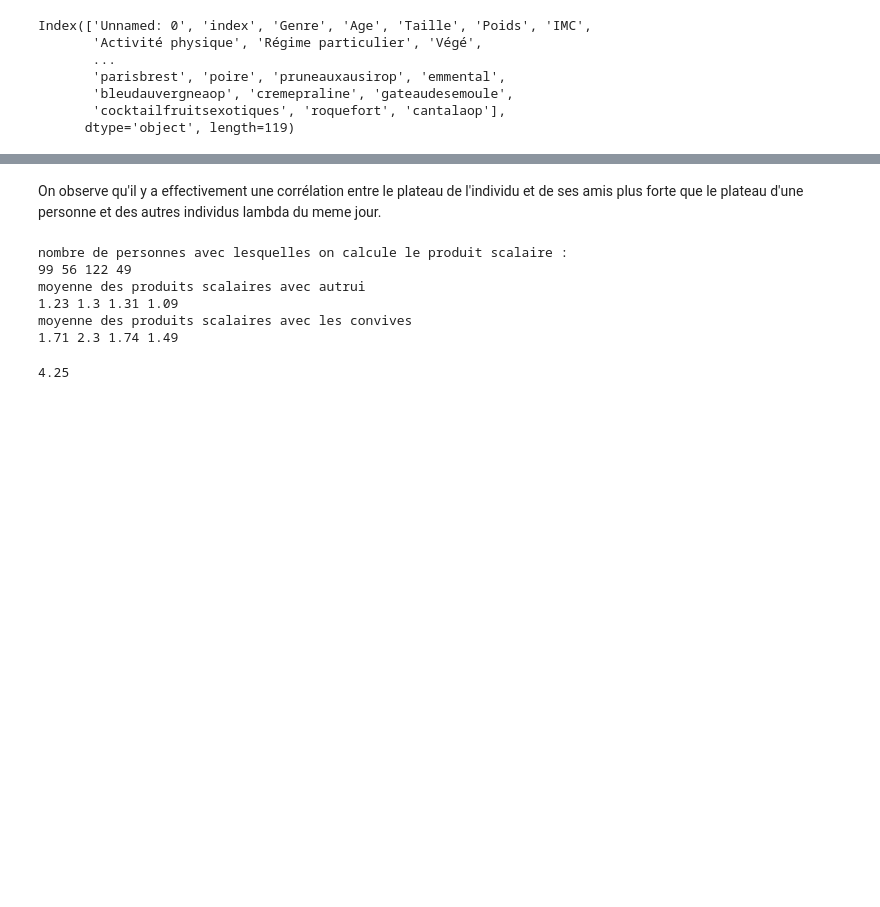
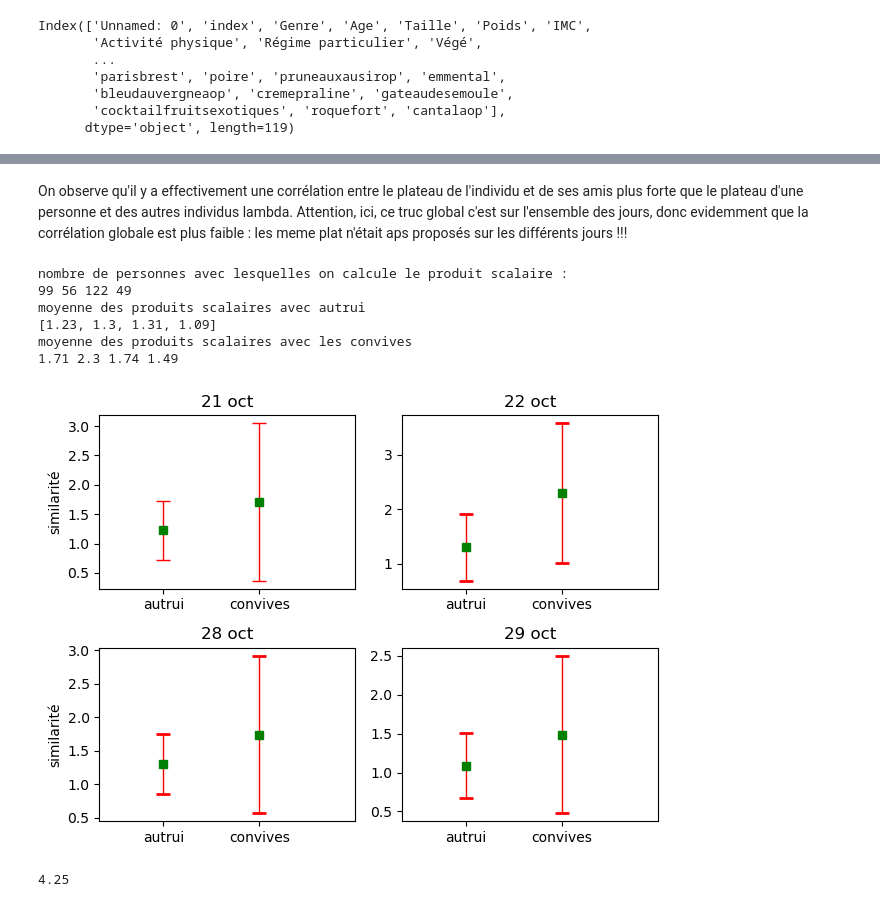
Before and after one commit to hippolyte456/Projet_MIChoCo, a Jupyter notebook: analyse/correlation_hélène.ipynb, the cells around one changed output, grey strips where cells are left out. Drawn from its saved outputs; the diff is of its cells as text; code cells hidden in the pictures; blank space fills up the shorter version.

```diff
--- a/analyse/correlation_hélène.ipynb
+++ b/analyse/correlation_hélène.ipynb
@@ -160,28 +161,92 @@ plt.show()
 # %% [markdown]
-On observe qu'il y a effectivement une corrélation entre le plateau de l'individu et de ses amis plus forte que le plateau d'une personne et des autres individus lambda du meme jour.
+On observe qu'il y a effectivement une corrélation entre le plateau de l'individu et de ses amis plus forte que le plateau d'une personne et des autres individus lambda. Attention, ici, ce truc global c'est sur l'ensemble des jours, donc evidemment que la corrélation globale est plus faible : les meme plat n'était aps proposés sur les différents jours  !!!
 # %%
 mean_tot_21 = corr_oct_21['corr_tot'].mean()
 mean_convives_21 = corr_oct_21['corr_convives'].mean(skipna = True)
+se_tot_21 = corr_oct_21['corr_tot'].std()
+se_convives_21 = corr_oct_21['corr_convives'].std()
+
 mean_tot_22 = corr_oct_22['corr_tot'].mean()
 mean_convives_22 = corr_oct_22['corr_convives'].mean(skipna = True)
+se_tot_22 = corr_oct_22['corr_tot'].std()
+se_convives_22 = corr_oct_22['corr_convives'].std()
+
 mean_tot_28 = corr_oct_28['corr_tot'].mean()
 mean_convives_28 = corr_oct_28['corr_convives'].mean(skipna = True)
+se_tot_28 = corr_oct_28['corr_tot'].std()
+se_convives_28 = corr_oct_28['corr_convives'].std()
+
 mean_tot_29 = corr_oct_29['corr_tot'].mean()
 mean_convives_29 = corr_oct_29['corr_convives'].mean(skipna = True)
+se_tot_29 = corr_oct_29['corr_tot'].std()
+se_convives_29 = corr_oct_29['corr_convives'].std()
+
+means = [mean_tot_21 , mean_convives_21, mean_tot_22 , mean_convives_22, mean_tot_28 , mean_convives_28, mean_tot_29 , mean_convives_29]
+se = [se_tot_21, se_convives_21, se_tot_22, se_convives_22,se_tot_28, se_convives_28,se_tot_29, se_convives_29]
 
 print('nombre de personnes avec lesquelles on calcule le produit scalaire : ')
 print(len(corr_oct_21['corr_tot']), len(corr_oct_22['corr_tot']), len(corr_oct_28['corr_tot']), len(corr_oct_29['corr_tot']))
+
 print('moyenne des produits scalaires avec autrui')
-print(round(mean_tot_21, ndigits =2), round(mean_tot_22, ndigits =2), round(mean_tot_28, ndigits =2), round(mean_tot_29, ndigits =2))
+means_autrui = [round(mean_tot_21, ndigits =2), round(mean_tot_22, ndigits =2), round(mean_tot_28, ndigits =2), round(mean_tot_29, ndigits =2)]
+print(means_autrui)
+
+se_autrui = [se_convives_21, se_convives_22, se_convives_28, se_convives_29]
 print('moyenne des produits scalaires avec les convives')
 print(round(mean_convives_21, ndigits =2), round(mean_convives_22, ndigits =2), round(mean_convives_28, ndigits =2), round(mean_convives_29, ndigits =2))
+
+fig = plt.figure()
+
+plt.subplot(221)
+means = [mean_tot_21 , mean_convives_21]
+se = [se_tot_21, se_convives_21]
+X = [0.5, 1.25]
+plt.xlim(0,2)
+plt.ylabel('similarité')
+plt.errorbar(X, means , yerr = se, color = 'g',fmt= 's', ecolor = 'red', capthick = 1, elinewidth = 1, capsize = 5)
+plt.xticks(X, ['autrui', 'convives'])
+plt.title('21 oct')
+
+
+plt.subplot(222)
+means = [mean_tot_22 , mean_convives_22]
+se = [se_tot_22, se_convives_22]
+X = [0.5, 1.25]
+plt.xlim(0,2)
+plt.errorbar(X, means , yerr = se, color = 'g', fmt='s', ecolor = 'red', capthick = 1, elinewidth = 1, capsize = 5)
+plt.xticks(X, ['autrui', 'convives'])
+plt.title('22 oct')
+
+plt.subplot(223)
+means = [mean_tot_28 , mean_convives_28]
+se = [se_tot_28, se_convives_28]
+X = [0.5, 1.25]
+plt.xlim(0,2)
+plt.ylabel('similarité')
+plt.errorbar(X, means , yerr = se, color = 'g',fmt='s', ecolor = 'red', capthick = 1, elinewidth = 1, capsize = 5)
+plt.xticks(X, ['autrui', 'convives'])
+plt.title('28 oct')
+
+plt.subplot(224)
+means = [mean_tot_29 , mean_convives_29]
+se = [se_tot_29, se_convives_29]
+X = [0.5, 1.25]
+plt.xlim(0,2)
+plt.errorbar(X, means , yerr = se,color = 'g', fmt='s', ecolor = 'red', capthick = 1, elinewidth = 1, capsize = 5)
+plt.xticks(X, ['autrui', 'convives'])
+plt.title('29 oct')
+plt.tight_layout()
+plt.show()
+
+fig.savefig('figures/stats_similarites')
 # %% [output]
 nombre de personnes avec lesquelles on calcule le produit scalaire :
 99 56 122 49
 moyenne des produits scalaires avec autrui
-1.23 1.3 1.31 1.09
+[1.23, 1.3, 1.31, 1.09]
 moyenne des produits scalaires avec les convives
 1.71 2.3 1.74 1.49
+[figure, added]
 # %%
 # on peut voir les résultats jour par jour :
 mini = 0
```
Also changed, not shown: parts of 12 cells of this notebook, 10 other files.
